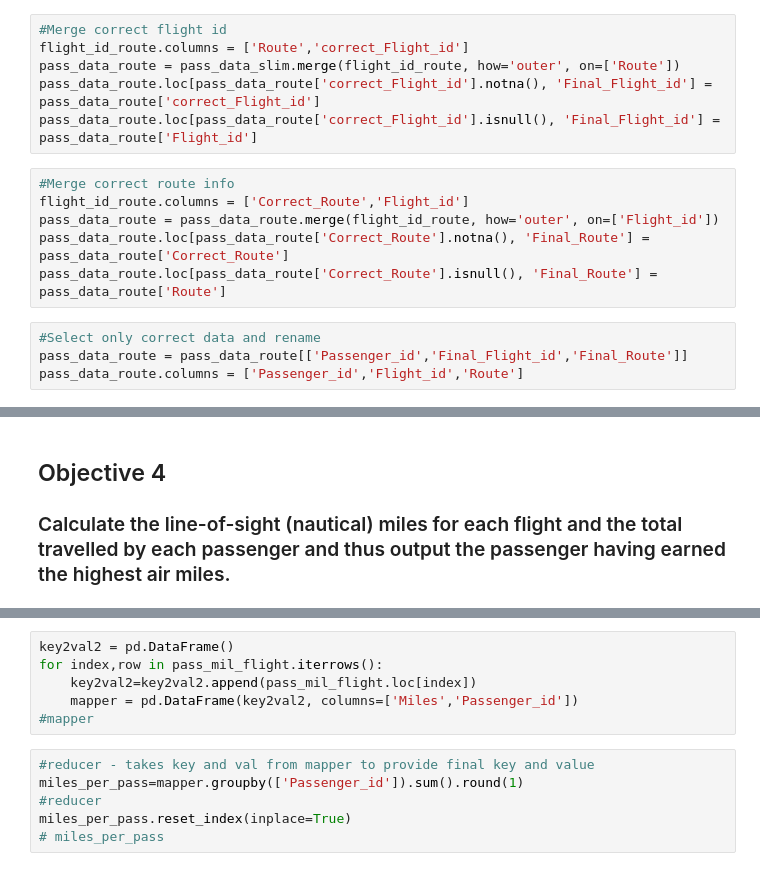
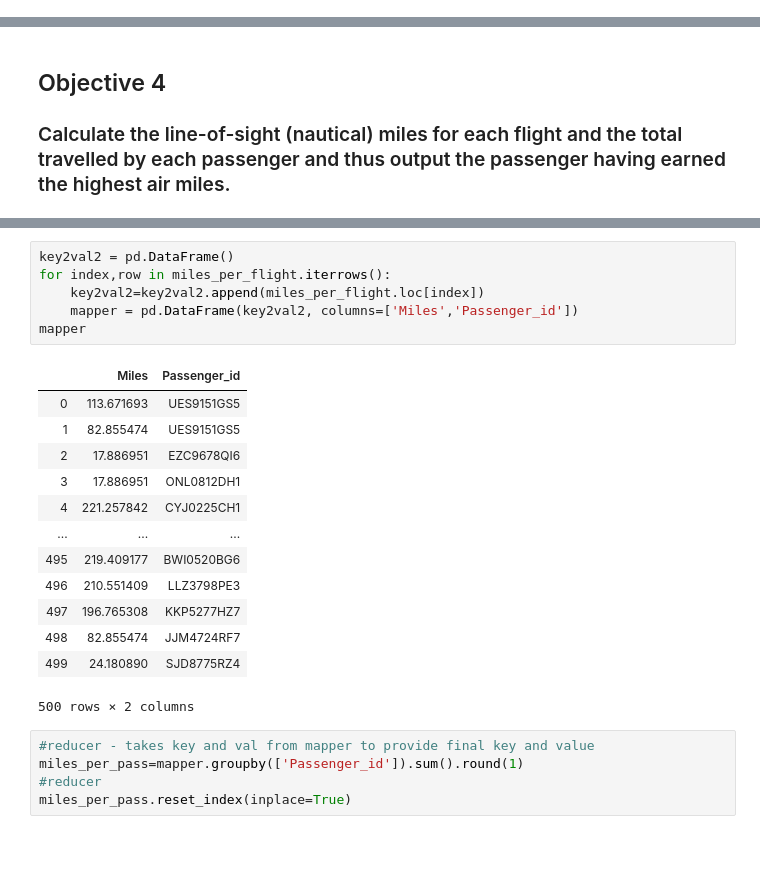
Before and after one commit to bloomfield-analysis/jk800839, a Jupyter notebook: CSMCC16 Flight Assignment JK800839.ipynb, the cells around one changed output, grey strips where cells are left out. Cells and saved outputs as stored; diff of their text form; blank space fills up the shorter version.

```diff
--- a/CSMCC16 Flight Assignment JK800839.ipynb
+++ b/CSMCC16 Flight Assignment JK800839.ipynb
@@ -306,16 +239,0 @@ for ind in df.index:
-# %%
-#Merge correct flight id
-flight_id_route.columns = ['Route','correct_Flight_id']
-pass_data_route = pass_data_slim.merge(flight_id_route, how='outer', on=['Route'])
-pass_data_route.loc[pass_data_route['correct_Flight_id'].notna(), 'Final_Flight_id'] = pass_data_route['correct_Flight_id']
-pass_data_route.loc[pass_data_route['correct_Flight_id'].isnull(), 'Final_Flight_id'] = pass_data_route['Flight_id']
-# %%
-#Merge correct route info
-flight_id_route.columns = ['Correct_Route','Flight_id']
-pass_data_route = pass_data_route.merge(flight_id_route, how='outer', on=['Flight_id'])
-pass_data_route.loc[pass_data_route['Correct_Route'].notna(), 'Final_Route'] = pass_data_route['Correct_Route']
-pass_data_route.loc[pass_data_route['Correct_Route'].isnull(), 'Final_Route'] = pass_data_route['Route']
-# %%
-#Select only correct data and rename
-pass_data_route = pass_data_route[['Passenger_id','Final_Flight_id','Final_Route']]
-pass_data_route.columns = ['Passenger_id','Flight_id','Route']
@@ -523,15 +478,28 @@ pass_mil_flight
 # %%
 key2val2 = pd.DataFrame()
-for index,row in pass_mil_flight.iterrows():
-    key2val2=key2val2.append(pass_mil_flight.loc[index])
+for index,row in miles_per_flight.iterrows():
+    key2val2=key2val2.append(miles_per_flight.loc[index])
     mapper = pd.DataFrame(key2val2, columns=['Miles','Passenger_id'])
-#mapper
+mapper
+# %% [output]
+|  | Miles | Passenger_id |
+| 0 | 113.671693 | UES9151GS5 |
+| 1 | 82.855474 | UES9151GS5 |
+| 2 | 17.886951 | EZC9678QI6 |
+| 3 | 17.886951 | ONL0812DH1 |
+| 4 | 221.257842 | CYJ0225CH1 |
+| ... | ... | ... |
+| 495 | 219.409177 | BWI0520BG6 |
+| 496 | 210.551409 | LLZ3798PE3 |
+| 497 | 196.765308 | KKP5277HZ7 |
+| 498 | 82.855474 | JJM4724RF7 |
+| 499 | 24.180890 | SJD8775RZ4 |
+500 rows × 2 columns
 # %%
 #reducer - takes key and val from mapper to provide final key and value
 miles_per_pass=mapper.groupby(['Passenger_id']).sum().round(1)
 #reducer
 miles_per_pass.reset_index(inplace=True)
-# miles_per_pass
 # %%
 # clean up results
 #num_passengers=num_flights.fillna(0)
```
Also changed, not shown: parts of 106 cells of this notebook.
